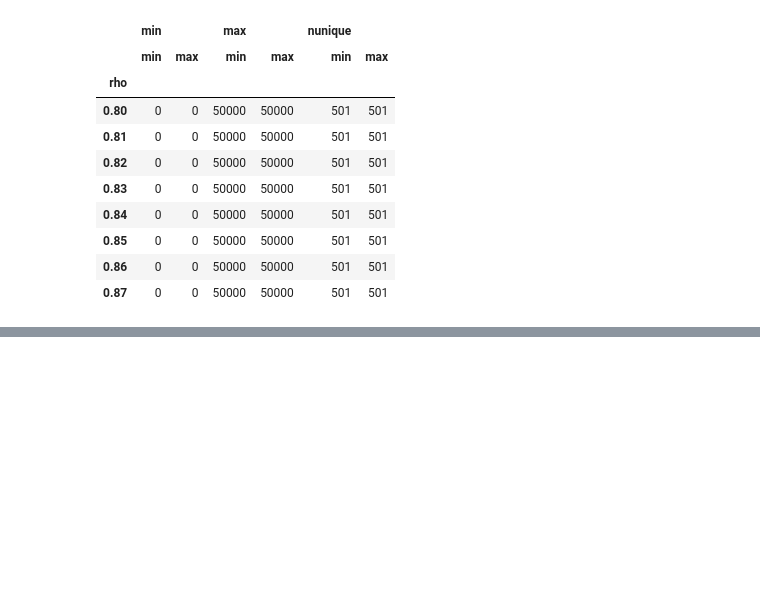
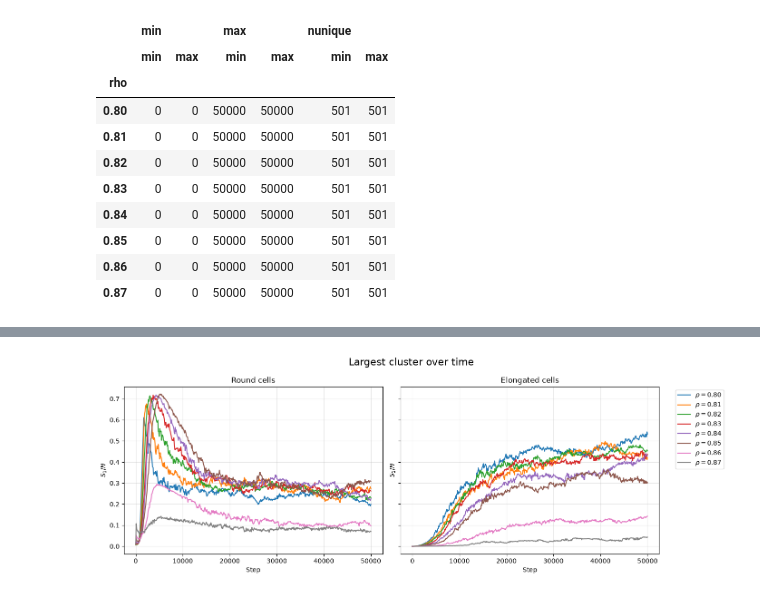
Before and after one commit to gonzaloangaut/oncostreams_analysis_triangular, a Jupyter notebook: clusters_analysis.ipynb, the cells around one changed output, grey strips where cells are left out. Drawn from its saved outputs; the diff is of its cells as text; code cells hidden in the pictures; blank space fills up the shorter version.

Commit message:
Added cluster analysis

```diff
--- a/clusters_analysis.ipynb
+++ b/clusters_analysis.ipynb
@@ -281,0 +177,16 @@ plt.show()
+# %%
+# Average over seeds at each time
+# We group by density, step, and phenotype,
+# and then compute the mean of the fraction of phenotype and the mean of S1/N and S1/Nphenotype.
+cluster_time = (
+    time_series
+    .groupby(["rho", "step", "phenotype"])
+    .agg(
+        fraction_phenotype_mean=("fraction_phenotype", "mean"),
+        S1_over_N_mean=("S1_over_N", "mean"),
+        S1_over_Nphenotype_mean=("S1_over_Nphenotype", "mean"),
+    )
+    .reset_index()
+)
+
+cluster_time.head()
@@ -281,0 +202,63 @@ plt.show()
+# %%
+# Plot the largest cluster over time for each phenotype and density
+fig, axs = plt.subplots(
+    1,
+    2,
+    figsize=(14, 5),
+    sharex=True,
+    sharey=True,
+)
+
+phenotypes = ["round", "elongated"]
+
+titles = {
+    "round": "Round cells",
+    "elongated": "Elongated cells",
+}
+
+# For each phenotype, plot the largest cluster over time for each density
+for ax, phenotype in zip(axs, phenotypes):
+
+    df_pheno = cluster_time[
+        cluster_time["phenotype"] == phenotype
+    ]
+
+    for rho, df_rho in df_pheno.groupby("rho"):
+
+        ax.plot(
+            df_rho["step"],
+            df_rho["S1_over_N_mean"],
+            label=fr"$\rho={rho:.2f}$",
+        )
+
+    ax.set_title(titles[phenotype])
+    ax.set_xlabel("Step")
+    ax.set_ylabel(r"$S_1/N$")
+    ax.grid(alpha=0.3)
+
+axs[-1].legend(
+    bbox_to_anchor=(1.05, 1),
+    loc="upper left",
+)
+
+graph_title = "Largest cluster over time"
+fig.suptitle(graph_title, fontsize=16)
+
+rout_title = graph_title.lower().replace(" ", "_")
+
+folder_name = "figures/clusters"
+
+if not os.path.exists(folder_name):
+    os.makedirs(folder_name)
+
+plt.tight_layout()
+
+plt.savefig(
+    f"{folder_name}/{rout_title}.png",
+    dpi=300,
+    bbox_inches="tight",
+)
+
+plt.show()
+# %% [output]
+[figure, added]
```
Also changed, not shown: parts of 13 cells of this notebook, 5 other files.
